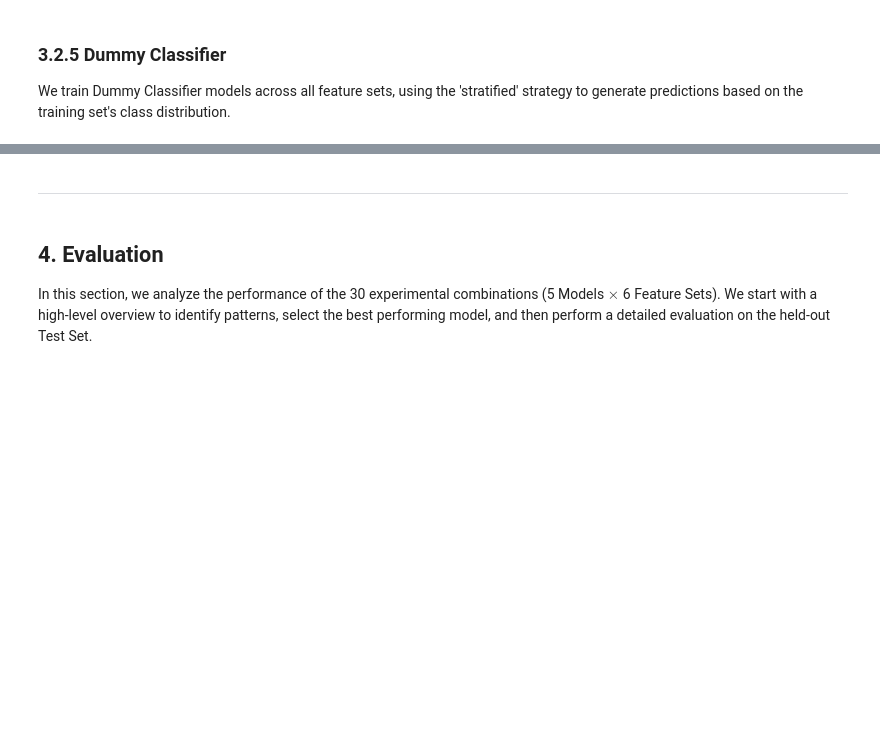
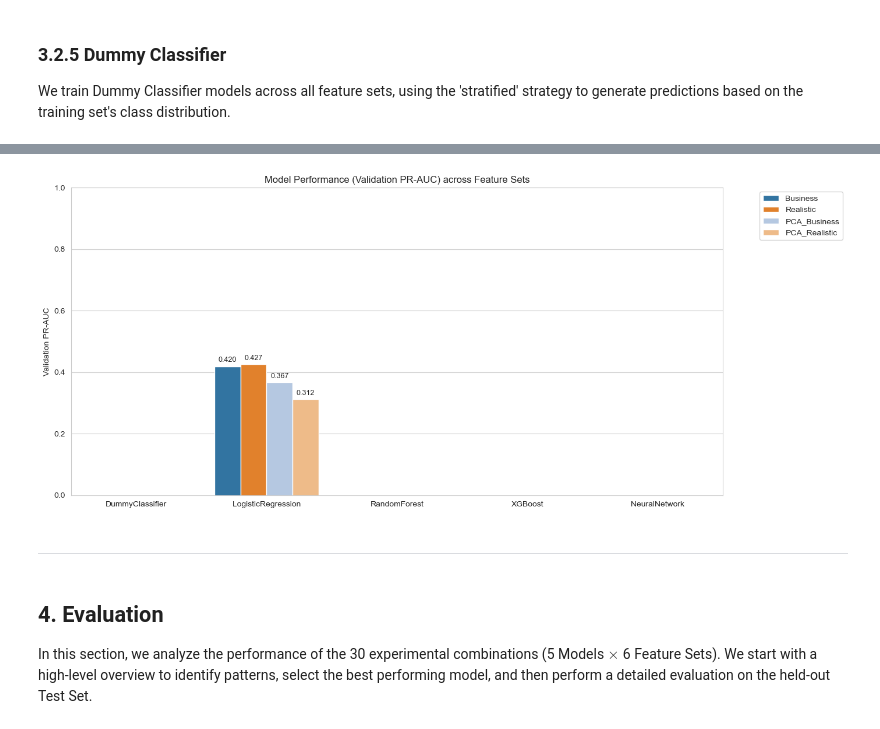
Before and after one commit to UnicornnGrg/AppliedMachineLearning, a Jupyter notebook: Project_Report.ipynb, the cells around one changed output, grey strips where cells are left out. Drawn from its saved outputs; the diff is of its cells as text; code cells hidden in the pictures; blank space fills up the shorter version.

```diff
--- a/Project_Report.ipynb
+++ b/Project_Report.ipynb
@@ -660,15 +665,16 @@ def apply_pca(X, n_components=0.5):
 # %% [markdown]
 We now generate six feature sets using `create_feature_sets()`: three base sets (Statistical, Realistic, and Business) that reflect different levels of information availability, along with their corresponding PCA-reduced versions. Each set is preprocessed consistently and stored in the `feature_sets` dictionary to enable systematic comparison during model training.
 # %%
-def create_feature_sets(df_input, cols_realistic, cols_business, engineered_cols):
+def create_feature_sets(df_input, cols_realistic, cols_business):#, engineered_cols):
     df = df_input.copy()
 
     if target not in df.columns:
         print(f"Error: Target {target} not found.")
         return {}
 
-    cols_statistical = [c for c in df.columns if c not in engineered_cols and c != target]
     feature_sets = {}
+
+    #cols_statistical = [c for c in df.columns if c not in engineered_cols and c != target]
 
     # 1. Statistical
     # X_stat, y_stat = preprocess_set(df, cols_statistical, "Statistical")
@@ -700,7 +706,7 @@ def create_feature_sets(df_input, cols_realistic, cols_business, engineered_cols
 
 
 if 'df_2_3' in locals():
-    feature_sets = create_feature_sets(df_2_3, cols_realistic, cols_business, engineered_cols) # We use df_2_3 (Engineered, Pre-Encoding) as the base to allow for specific feature selection
+    feature_sets = create_feature_sets(df_2_3, cols_realistic, cols_business)#, engineered_cols) # We use df_2_3 (Engineered, Pre-Encoding) as the base to allow for specific feature selection
 
     # Display shapes
     # print("\nSummary of Feature Sets:")
@@ -1183,3 +1061,54 @@ Top 10 Models by Validation PR-AUC:
+# %%
+# Define uniform color palette for feature sets
+color_palette = {
+    "Business": "#1f77b4",
+    "PCA_Business": "#aec7e8",
+    "Realistic": "#ff7f0e",
+    "PCA_Realistic": "#ffbb78"
+}
+# %%
+# Create Results DataFrame
+results_df = pd.DataFrame(all_results)
+
+if not results_df.empty:
+    # Keep best run for each Model–Dataset combo (highest Val_PR_AUC)
+    results_df = (
+        results_df.sort_values("Val_PR_AUC", ascending=False)
+                  .drop_duplicates(subset=["Model", "Dataset"], keep="first")
+    )
+
+    # Custom order
+    model_order = ['DummyClassifier', 'LogisticRegression', 'RandomForest', 'XGBoost', 'NeuralNetwork']
+    dataset_order = ['Business', 'Realistic', 'PCA_Business', 'PCA_Realistic']
+
+    results_df["Model"] = pd.Categorical(results_df["Model"], categories=model_order, ordered=True)
+    results_df["Dataset"] = pd.Categorical(results_df["Dataset"], categories=dataset_order, ordered=True)
+    results_df = results_df.sort_values(["Model", "Dataset"])
+
+    # Plot
+    plt.figure(figsize=(14, 6))
+    ax = sns.barplot(
+        data=results_df,
+        x="Model",
+        y="Val_PR_AUC",
+        hue="Dataset",
+        palette=color_palette
+    )
+
+    plt.title("Model Performance (Validation PR-AUC) across Feature Sets")
+    plt.ylim(0, 1.0)
+    plt.ylabel("Validation PR-AUC")
+    plt.xlabel("")
+    plt.legend(bbox_to_anchor=(1.05, 1), loc="upper left")
+
+    # Add value labels on bars
+    for container in ax.containers:
+        ax.bar_label(container, fmt="%.3f", padding=3, fontsize=9)
+
+    plt.tight_layout()
+    plt.show()
+# %% [output]
+[figure, added]
 # %% [markdown]
 ---
 # %% [markdown]
```
Also changed, not shown: parts of 42 cells of this notebook.
